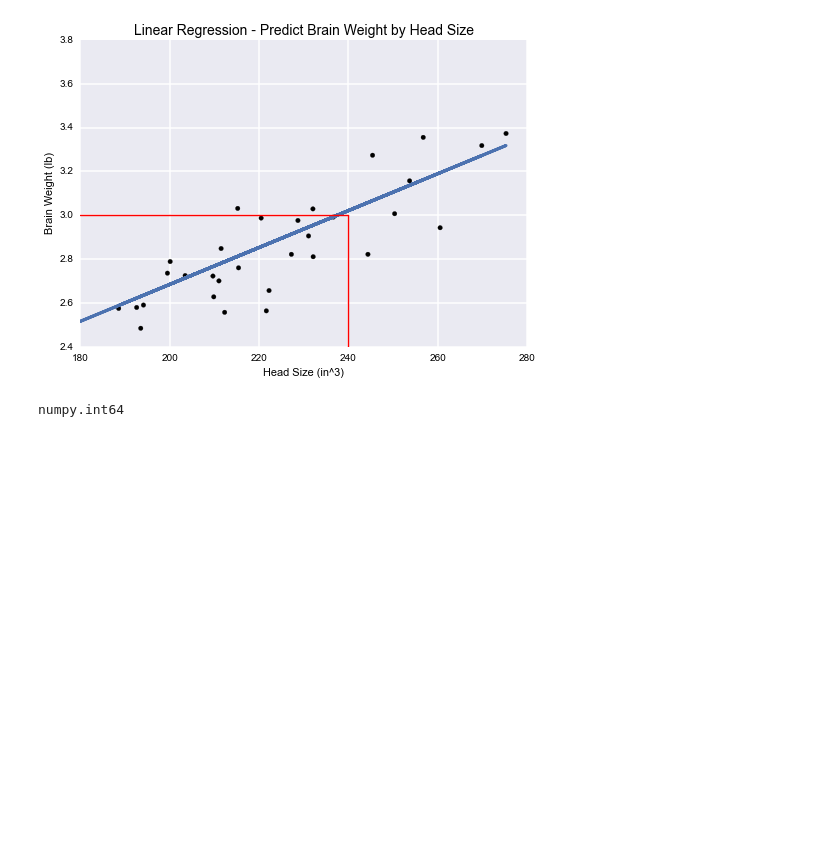
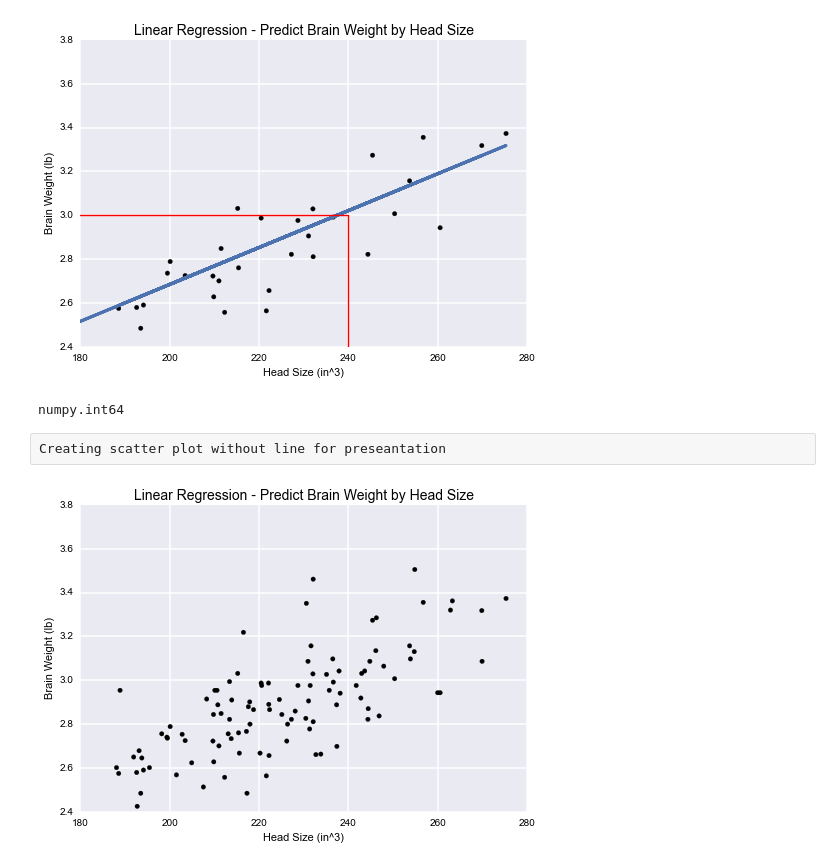
Before and after one commit to nyghtowl/PyCon_2014, a Jupyter notebook: Linear_Regression_WB.ipynb, the cells around one changed output. Cells and saved outputs as stored; diff of their text form; code cells hidden in the pictures; blank space fills up the shorter version.

Commit message:
Pulled straight scatter plot for presentation. Need to setup consistent cross val split and to clean up code a little further to point to it as a resource for pycon.

```diff
--- a/Linear_Regression_WB.ipynb
+++ b/Linear_Regression_WB.ipynb
@@ -135,3 +135,5 @@ data = pd.read_csv('./data/both_brain_body.txt', sep=r"\s*", converters={'Head_S
 type(data.iloc[1,1])
 # %% [output]
 numpy.int64
+# %% [raw]
+Creating scatter plot without line for preseantation
@@ -137,0 +142,21 @@ numpy.int64
+# %%
+def visualize2(X_test, y_test):
+    plt.scatter(X_test, y_test,  color='black')
+    plt.title('Linear Regression - Predict Brain Weight by Head Size', fontsize=14)
+    plt.xlabel('Head Size (in^3)')
+    plt.ylabel('Brain Weight (lb)')
+    plt.xlim(180,280)
+    plt.ylim(2.4,3.8)
+
+    plt.savefig('body_brain_scatter_ex.png')
+
+
+    plt.show()
+# %%
+data = lb.load_data('./data/both_brain_body.txt')
+# %%
+X, y = np.array(data['Head_Size']), np.array(data['Brain_Weight'])
+# %%
+visualize2(X, y)
+# %% [output]
+[figure, added]
```
Also changed, not shown: parts of 1 cell of this notebook, 2 other files.
